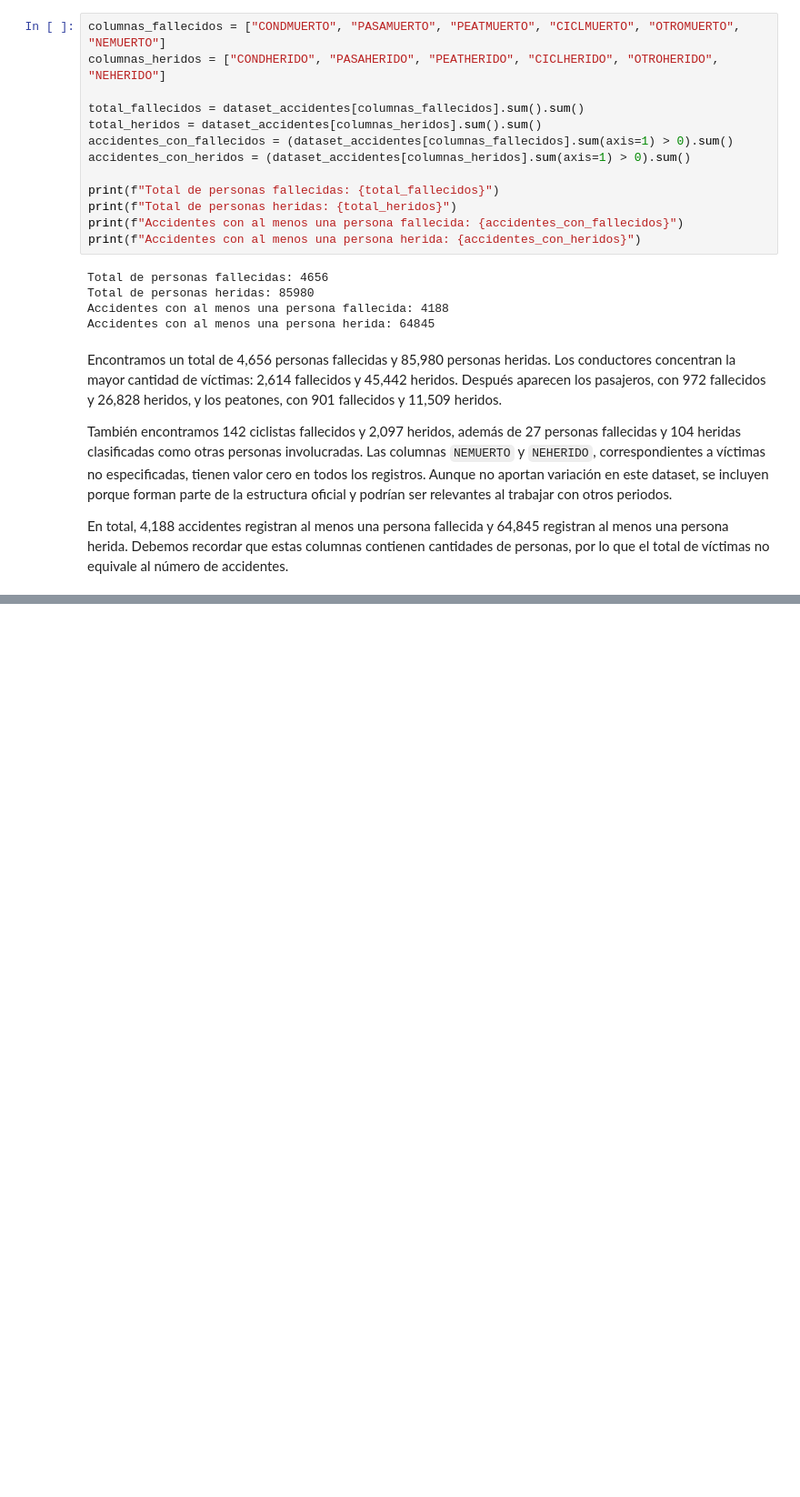
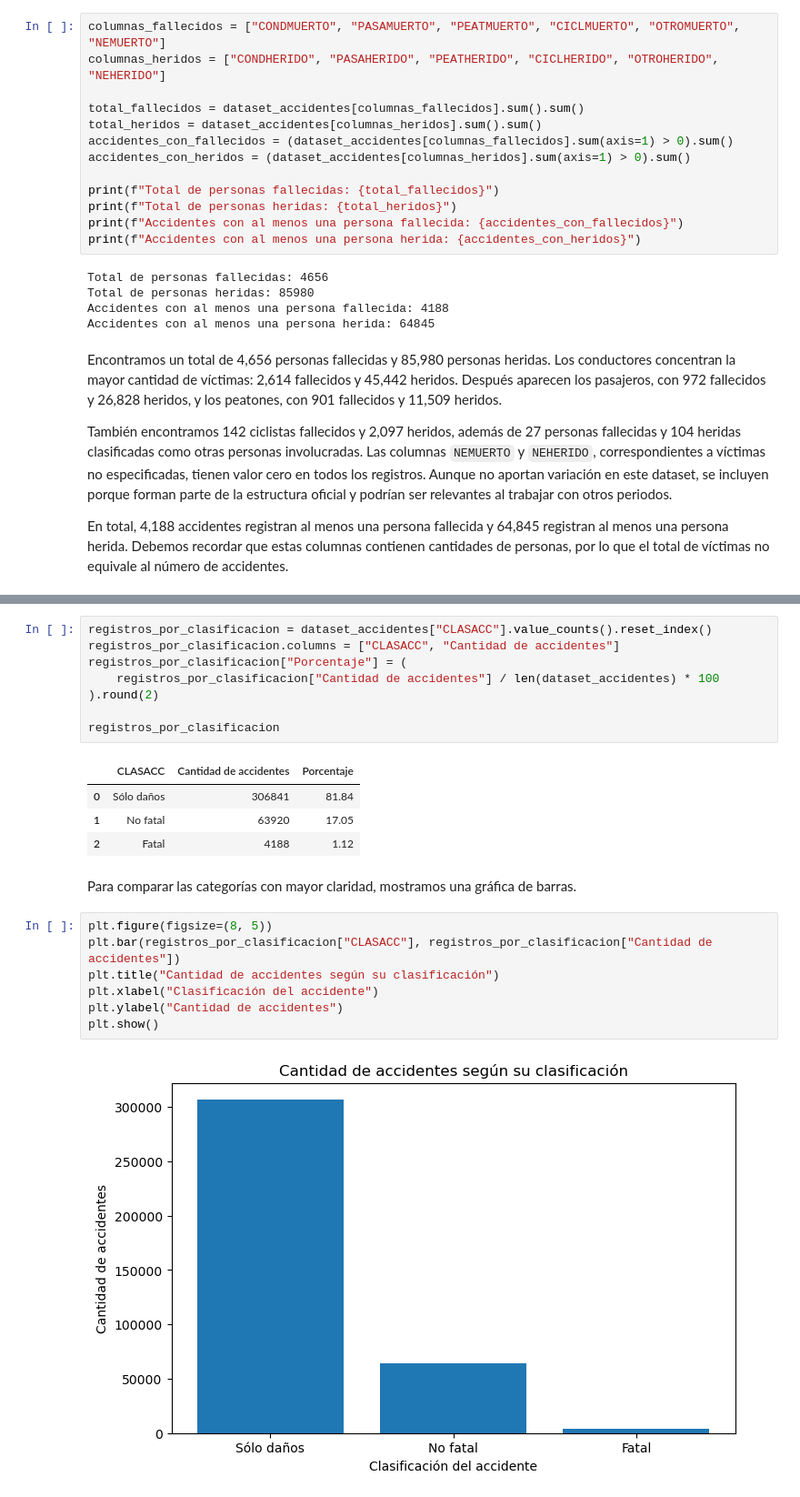
Before and after one commit to steve-quezada/Tareas_Almacenes-y-Mineria-de-Datos, a Jupyter notebook: ProyectoFinal/notebooks/analisis_exploratorio.ipynb, the cells around one changed output, grey strips where cells are left out. Shown at 91% size. Saved outputs shown, nothing was run; the diff lists cells and outputs as text; blank space fills up the shorter version.

Commit message:
Se completo el analisis exploratorio y la limpieza del dataset en el notebook analisis_exploratorio

```diff
--- a/ProyectoFinal/notebooks/analisis_exploratorio.ipynb
+++ b/ProyectoFinal/notebooks/analisis_exploratorio.ipynb
@@ -963,0 +970,24 @@ En total, 4,188 accidentes registran al menos una persona fallecida y 64,845 reg
+# %%
+registros_por_clasificacion = dataset_accidentes["CLASACC"].value_counts().reset_index()
+registros_por_clasificacion.columns = ["CLASACC", "Cantidad de accidentes"]
+registros_por_clasificacion["Porcentaje"] = (
+    registros_por_clasificacion["Cantidad de accidentes"] / len(dataset_accidentes) * 100
+).round(2)
+
+registros_por_clasificacion
+# %% [output]
+|  | CLASACC | Cantidad de accidentes | Porcentaje |
+| 0 | Sólo daños | 306841 | 81.84 |
+| 1 | No fatal | 63920 | 17.05 |
+| 2 | Fatal | 4188 | 1.12 |
+# %% [markdown]
+Para comparar las categorías con mayor claridad, mostramos una gráfica de barras.
+# %%
+plt.figure(figsize=(8, 5))
+plt.bar(registros_por_clasificacion["CLASACC"], registros_por_clasificacion["Cantidad de accidentes"])
+plt.title("Cantidad de accidentes según su clasificación")
+plt.xlabel("Clasificación del accidente")
+plt.ylabel("Cantidad de accidentes")
+plt.show()
+# %% [output]
+[figure, added]
```
Also changed, not shown: parts of 22 cells of this notebook.
